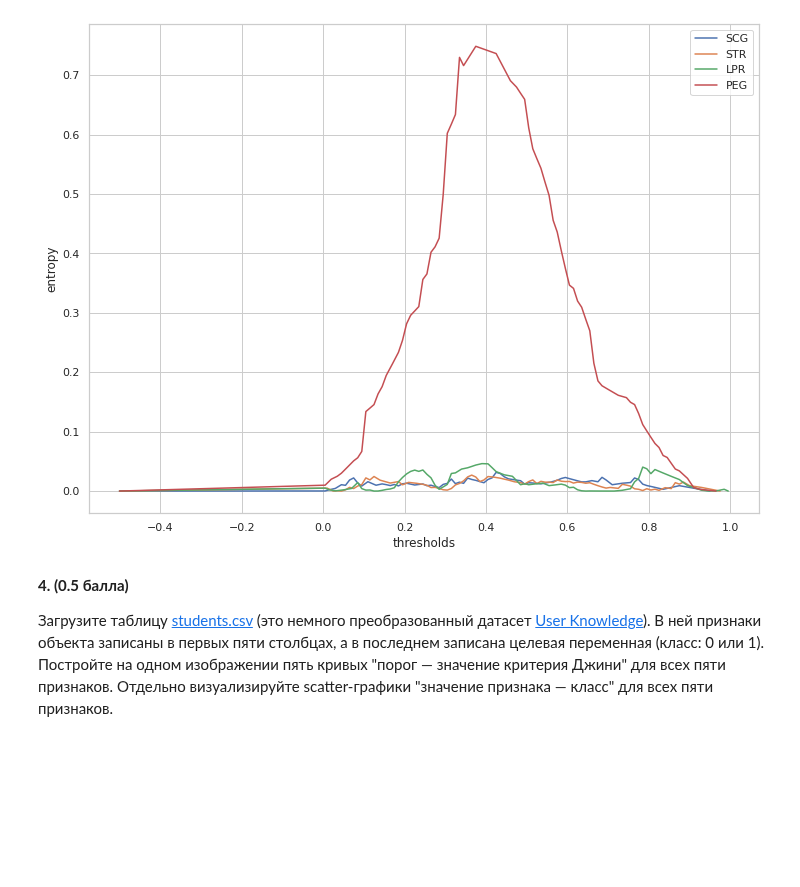
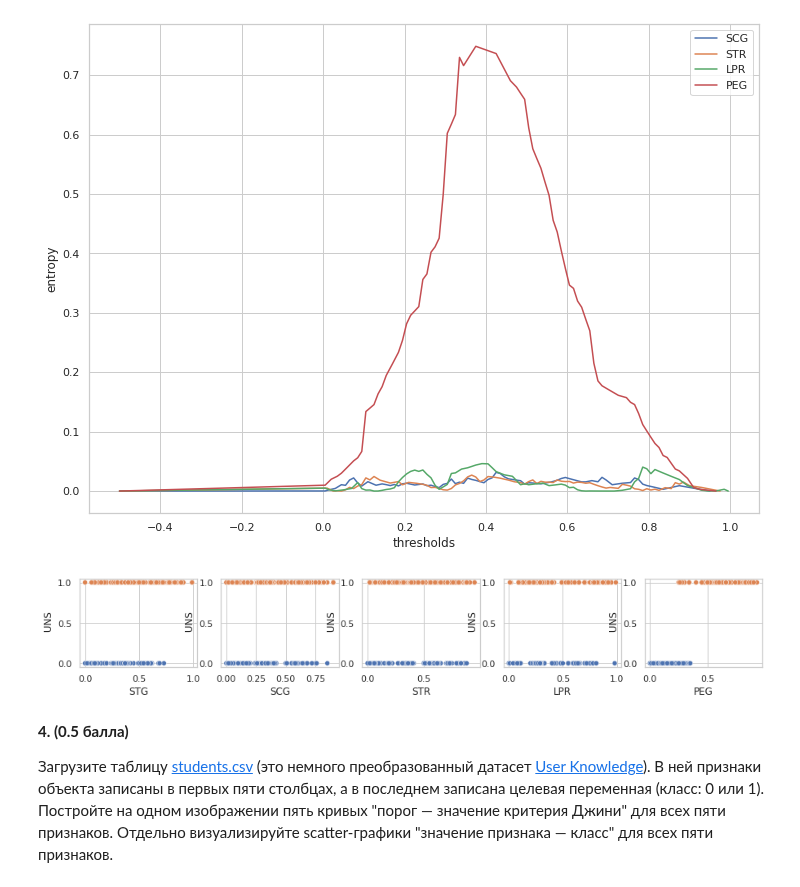
Before and after one commit to HeySlava/hse_course, a Jupyter notebook: trees_hw5/trees.ipynb, the cells around one changed output. Saved outputs shown, nothing was run; the diff lists cells and outputs as text; code cells hidden in the pictures; blank space fills up the shorter version.

```diff
--- a/trees_hw5/trees.ipynb
+++ b/trees_hw5/trees.ipynb
@@ -260,6 +260,19 @@ for i in range(1, 5):
     plt.ylabel('entropy')
 # %% [output]
 [figure]
+# %%
+palette = sns.color_palette(n_colors=2)
+cmap = ListedColormap(palette)
+cmap
+# %%
+plt.figure(figsize=(15, 2))
+for i in range(5):
+    feature = df.iloc[:, i]
+    target = df.iloc[:, -1]
+    plt.subplot(1, 5, i+1)
+    sns.scatterplot(feature, target, c=target, cmap=cmap)
+# %% [output]
+[figure, added]
 # %% [markdown]
 __4. (0.5 балла)__
 
```
